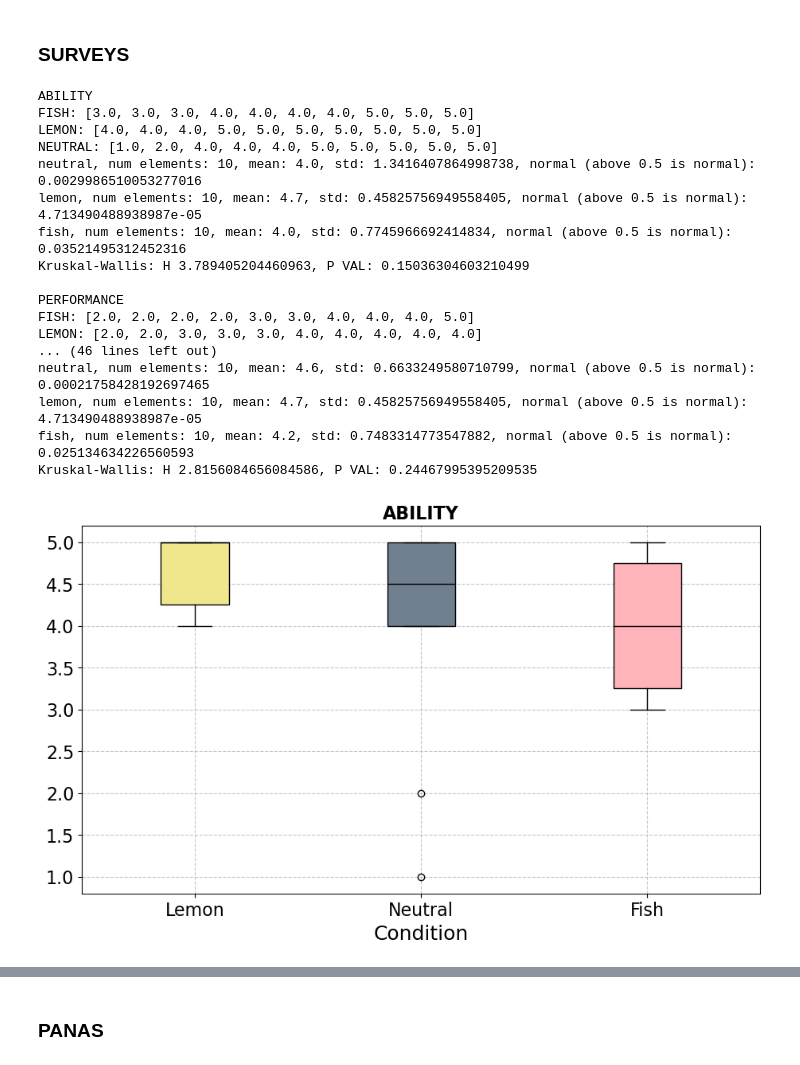
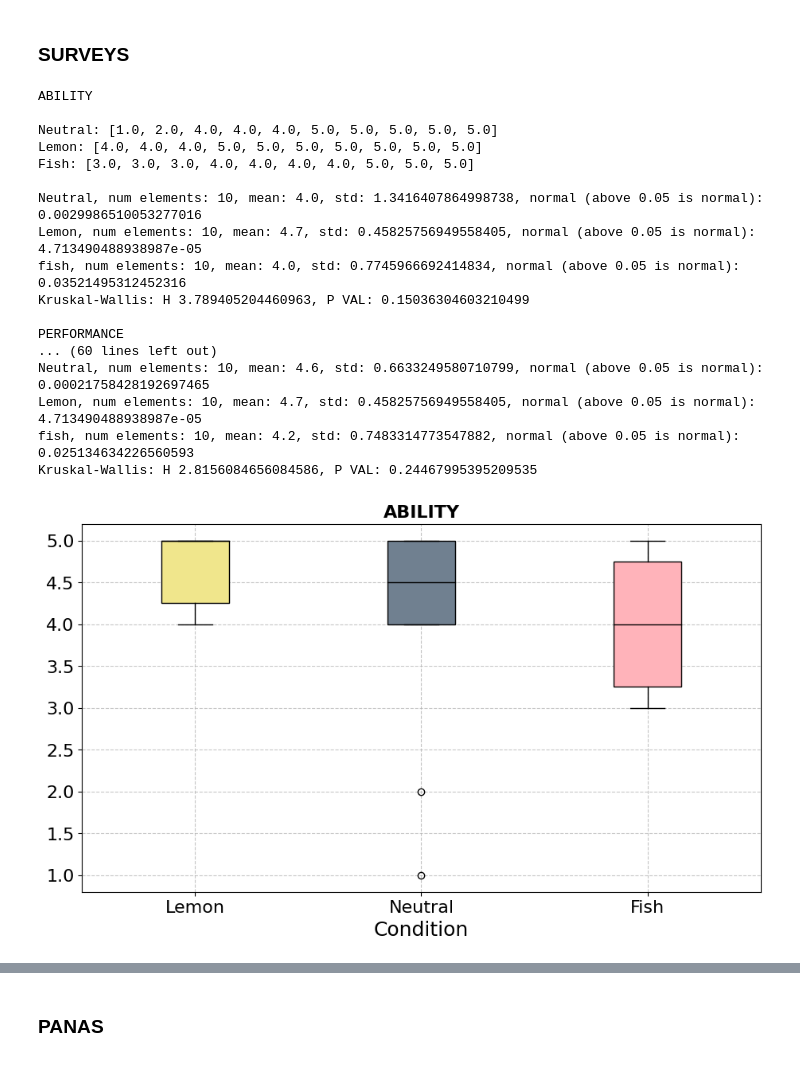
Before and after one commit to birkenstonks/smell_study_replication_package, a Jupyter notebook: rq3_affective_state.ipynb, the cells around one changed output, grey strips where cells are left out. Cells and saved outputs as stored; diff of their text form; code cells hidden in the pictures.

```diff
--- a/rq3_affective_state.ipynb
+++ b/rq3_affective_state.ipynb
@@ -22,23 +22,23 @@ important_columns = ['ABILITY', 'PERFORMANCE', 'DISTRACTED', 'COMFORTABLE',
 # %%
 for col in important_columns:
     fish, lemon, neutral = make_three_group_lists(survey_data, col)
-    three_lists_stats(fish, lemon, neutral, col, remove=False)
+    three_lists_stats(fish, lemon, neutral, col)
 # %% [output]
 ABILITY
-FISH: [3.0, 3.0, 3.0, 4.0, 4.0, 4.0, 4.0, 5.0, 5.0, 5.0]
-LEMON: [4.0, 4.0, 4.0, 5.0, 5.0, 5.0, 5.0, 5.0, 5.0, 5.0]
-NEUTRAL: [1.0, 2.0, 4.0, 4.0, 4.0, 5.0, 5.0, 5.0, 5.0, 5.0]
-neutral, num elements: 10, mean: 4.0, std: 1.3416407864998738, normal (above 0.5 is normal): 0.0029986510053277016
-lemon, num elements: 10, mean: 4.7, std: 0.45825756949558405, normal (above 0.5 is normal): 4.713490488938987e-05
-fish, num elements: 10, mean: 4.0, std: 0.7745966692414834, normal (above 0.5 is normal): 0.03521495312452316
+
+Neutral: [1.0, 2.0, 4.0, 4.0, 4.0, 5.0, 5.0, 5.0, 5.0, 5.0]
+Lemon: [4.0, 4.0, 4.0, 5.0, 5.0, 5.0, 5.0, 5.0, 5.0, 5.0]
+Fish: [3.0, 3.0, 3.0, 4.0, 4.0, 4.0, 4.0, 5.0, 5.0, 5.0]
+
+Neutral, num elements: 10, mean: 4.0, std: 1.3416407864998738, normal (above 0.05 is normal): 0.0029986510053277016
+Lemon, num elements: 10, mean: 4.7, std: 0.45825756949558405, normal (above 0.05 is normal): 4.713490488938987e-05
+fish, num elements: 10, mean: 4.0, std: 0.7745966692414834, normal (above 0.05 is normal): 0.03521495312452316
 Kruskal-Wallis: H 3.789405204460963, P VAL: 0.15036304603210499
 
 PERFORMANCE
-FISH: [2.0, 2.0, 2.0, 2.0, 3.0, 3.0, 4.0, 4.0, 4.0, 5.0]
-LEMON: [2.0, 2.0, 3.0, 3.0, 3.0, 4.0, 4.0, 4.0, 4.0, 4.0]
-... (46 lines left out)
-neutral, num elements: 10, mean: 4.6, std: 0.6633249580710799, normal (above 0.5 is normal): 0.00021758428192697465
-lemon, num elements: 10, mean: 4.7, std: 0.45825756949558405, normal (above 0.5 is normal): 4.713490488938987e-05
-fish, num elements: 10, mean: 4.2, std: 0.7483314773547882, normal (above 0.5 is normal): 0.025134634226560593
+... (60 lines left out)
+Neutral, num elements: 10, mean: 4.6, std: 0.6633249580710799, normal (above 0.05 is normal): 0.00021758428192697465
+Lemon, num elements: 10, mean: 4.7, std: 0.45825756949558405, normal (above 0.05 is normal): 4.713490488938987e-05
+fish, num elements: 10, mean: 4.2, std: 0.7483314773547882, normal (above 0.05 is normal): 0.025134634226560593
 Kruskal-Wallis: H 2.8156084656084586, P VAL: 0.24467995395209535
-[figure, old version]
+[figure, new version]
```
Also changed, not shown: parts of 10 cells of this notebook, 4 other files.
